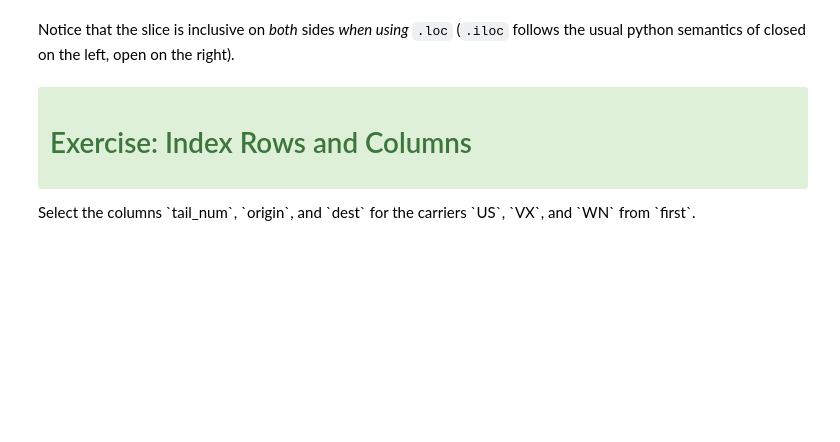
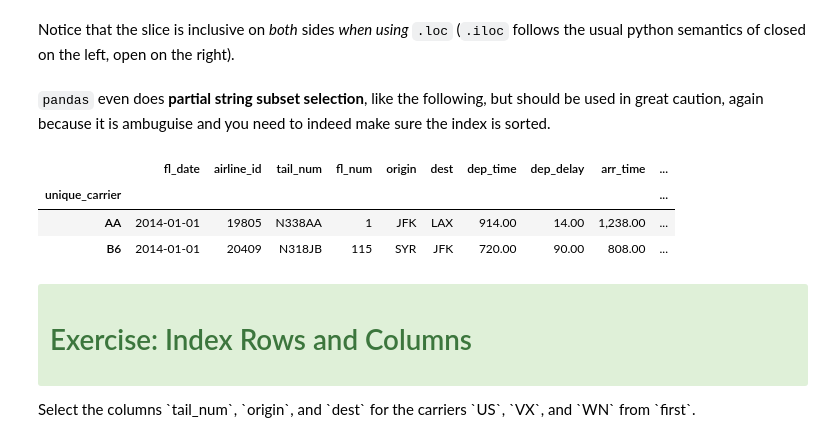
Before and after one commit to netantman/python, a Jupyter notebook: pandas/01-Indexing.ipynb, the cells around one changed output. Saved outputs shown, nothing was run; the diff lists cells and outputs as text; code cells hidden in the pictures; blank space fills up the shorter version.

Commit message:
pandas add chain index selection issues and other slight changes

```diff
--- a/pandas/01-Indexing.ipynb
+++ b/pandas/01-Indexing.ipynb
@@ -460,6 +460,15 @@ first.loc['AA':'DL']
 | DL | 2014-01-01 | 19790 | N930DL | 61 | LGA | ATL | 1,810.00 | 10.00 | 2,054.00 | ... |
 # %% [markdown]
 Notice that the slice is inclusive on *both* sides *when using* `.loc` (`.iloc` follows the usual python semantics of closed on the left, open on the right).
+# %% [markdown]
+`pandas` even does **partial string subset selection**, like the following, but should be used in great caution, again because it is ambuguise and you need to indeed make sure the index is sorted.
+# %%
+first.loc['A':'D']
+# %% [output]
+|  | fl_date | airline_id | tail_num | fl_num | origin | dest | dep_time | dep_delay | arr_time | ... |
+| unique_carrier |  |  |  |  |  |  |  |  |  | ... |
+| AA | 2014-01-01 | 19805 | N338AA | 1 | JFK | LAX | 914.00 | 14.00 | 1,238.00 | ... |
+| B6 | 2014-01-01 | 20409 | N318JB | 115 | SYR | JFK | 720.00 | 90.00 | 808.00 | ... |
 # %% [markdown]
 <div class="alert alert-success" data-title="Index Rows and Columns">
   <h1><i class="fa fa-tasks" aria-hidden="true"></i> Exercise: Index Rows and Columns</h1>
```
Also changed, not shown: parts of 29 cells of this notebook, 5 other files.
